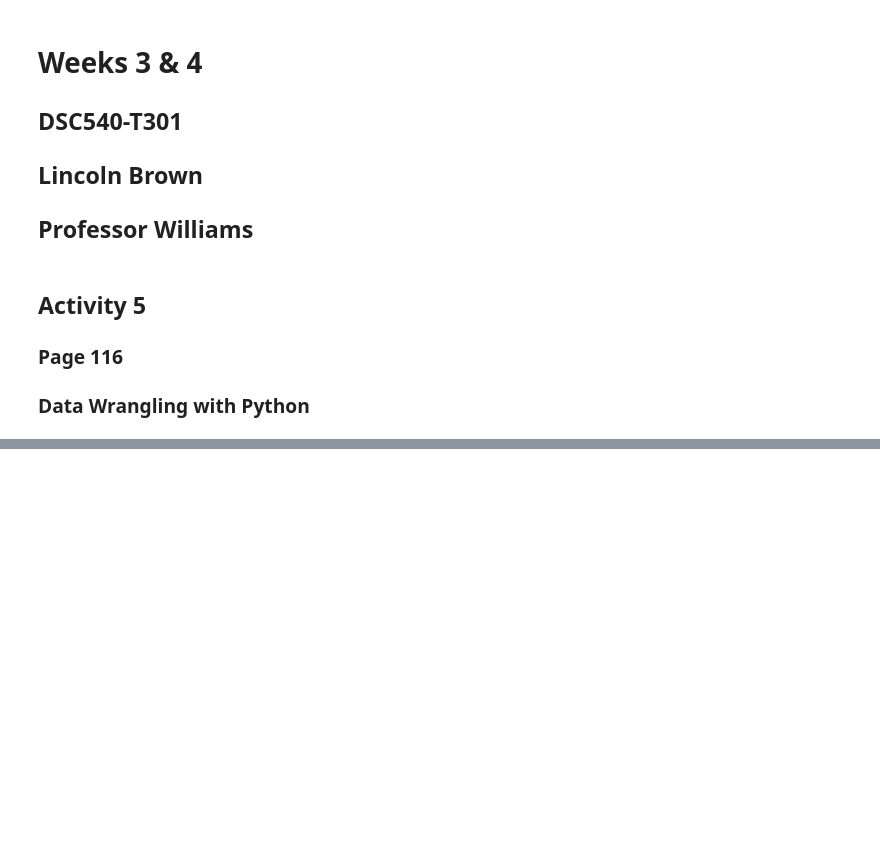
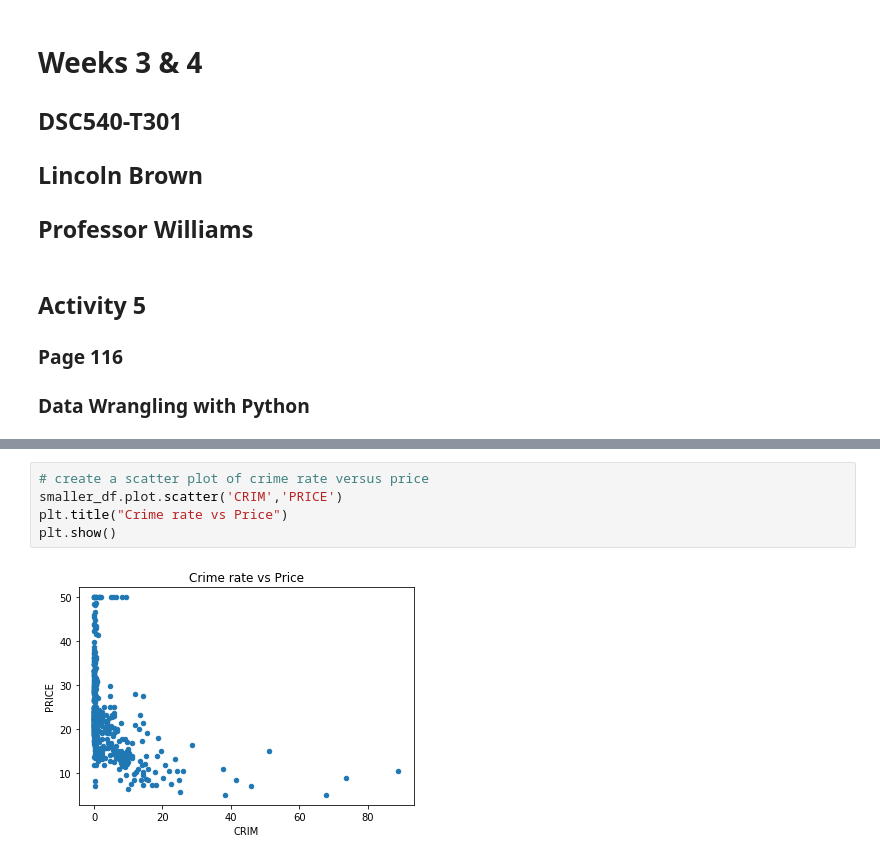
Before and after one commit to LincolnBrownBellevue/DSC540, a Jupyter notebook: Wks3-4/DSC540_Wk3&4_Brown,Lincoln.ipynb, the cells around one changed output, grey strips where cells are left out. Saved outputs shown, nothing was run; the diff lists cells and outputs as text; blank space fills up the shorter version.

```diff
--- a/Wks3-4/DSC540_Wk3&4_Brown,Lincoln.ipynb
+++ b/Wks3-4/DSC540_Wk3&4_Brown,Lincoln.ipynb
@@ -74,0 +162,7 @@ Total number of columns: 14
+# %%
+# create a scatter plot of crime rate versus price
+smaller_df.plot.scatter('CRIM','PRICE')
+plt.title("Crime rate vs Price")
+plt.show()
+# %% [output]
+[figure, added]
```
Also changed, not shown: parts of 35 cells of this notebook, 2 other files.
